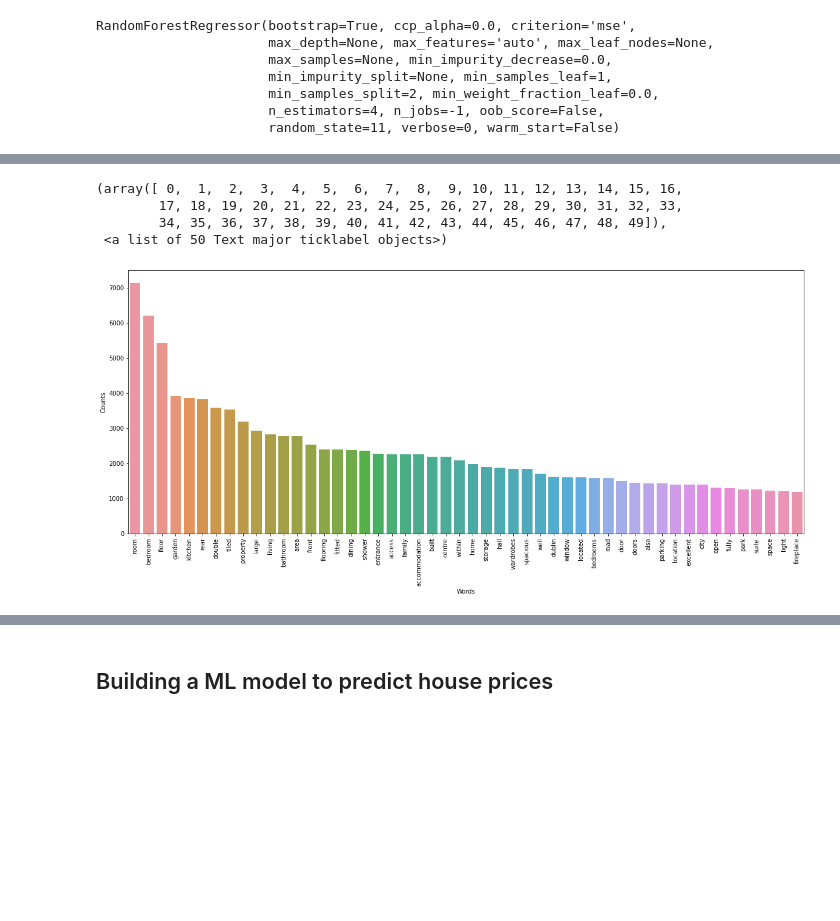
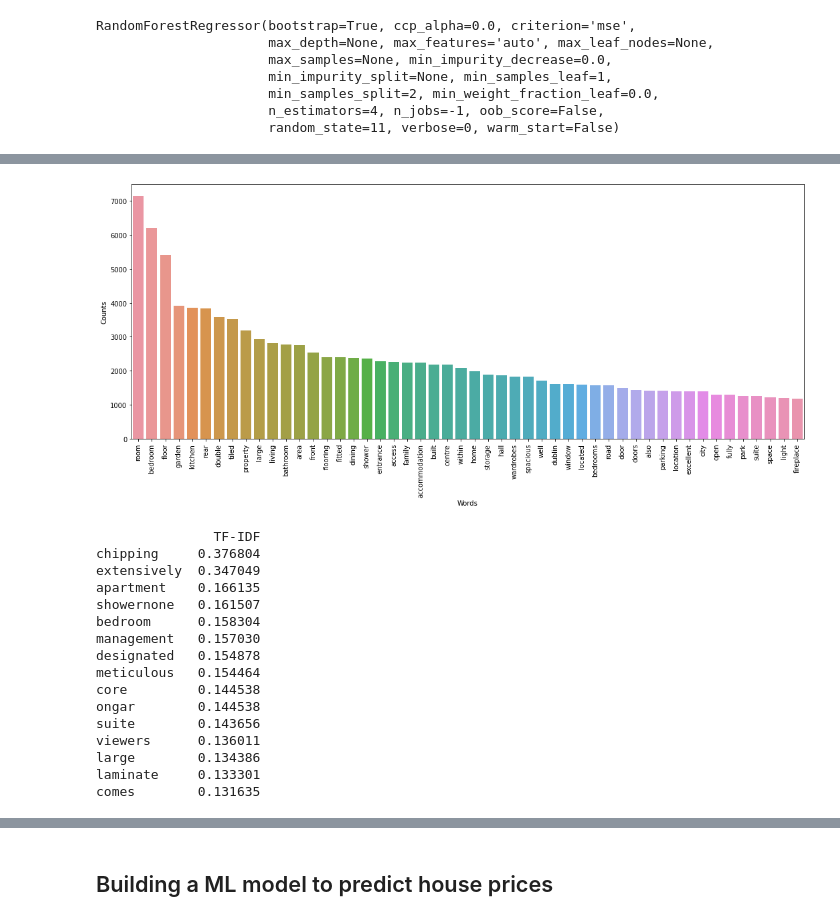
Before and after one commit to barrytl/ET5003_SEM1_2021-2, a Jupyter notebook: Week-5/ET5003_KaggleCompetition.ipynb, the cells around one changed output, grey strips where cells are left out. Cells and saved outputs as stored; diff of their text form; code cells hidden in the pictures; blank space fills up the shorter version.

```diff
--- a/Week-5/ET5003_KaggleCompetition.ipynb
+++ b/Week-5/ET5003_KaggleCompetition.ipynb
@@ -697,20 +694,16 @@ description_count = word_counter(train_txt_clean['Description'])
 # %%
 
 sorted_counter = dict(sorted(description_count.items(), key=lambda x: x[1], reverse=True))
 words = list(sorted_counter.keys())[0:50]
 count = list(sorted_counter.values())[0:50]
 
-df_wdcount=pd.DataFrame(words, columns=['Words'])
-df_wdcount['Counts'] = count
+description_word_count=pd.DataFrame(words, columns=['Words'])
+description_word_count['Counts'] = count
 
 
-plt.figure(figsize=(20, 8))
-ax = sns.barplot(x='Words', y='Counts', data=df_wdcount, order=df_wdcount.sort_values('Counts', ascending=False).Words)
+plt.figure(figsize=(18, 7))
+ax = sns.barplot(x='Words', y='Counts', data=description_word_count, order=description_word_count.sort_values('Counts', ascending=False).Words)
 plt.xticks(rotation=90)
 plt.show()
 # %% [output]
-(array([ 0,  1,  2,  3,  4,  5,  6,  7,  8,  9, 10, 11, 12, 13, 14, 15, 16,
-        17, 18, 19, 20, 21, 22, 23, 24, 25, 26, 27, 28, 29, 30, 31, 32, 33,
-        34, 35, 36, 37, 38, 39, 40, 41, 42, 43, 44, 45, 46, 47, 48, 49]),
- <a list of 50 Text major ticklabel objects>)
-[figure, old version]
+[figure, new version]
@@ -721,0 +713,25 @@ word_count = CV
+# %%
+tf_idf_Transform = TfidfTransformer(use_idf=True)
+CV = CountVectorizer()
+word_count = CV.fit_transform(corpus)
+tf_idf_fit = tf_idf_Transform.fit_transform(word_count)
+dataframe = pd.DataFrame(tf_idf_fit[0].T.todense(), index=CV.get_feature_names(), columns=['TF-IDF'])
+dataframe = dataframe.sort_values('TF-IDF', ascending=False)
+print(dataframe.head(15))
+# %% [output]
+               TF-IDF
+chipping     0.376804
+extensively  0.347049
+apartment    0.166135
+showernone   0.161507
+bedroom      0.158304
+management   0.157030
+designated   0.154878
+meticulous   0.154464
+core         0.144538
+ongar        0.144538
+suite        0.143656
+viewers      0.136011
+large        0.134386
+laminate     0.133301
+comes        0.131635
```
Also changed, not shown: parts of 21 cells of this notebook.
